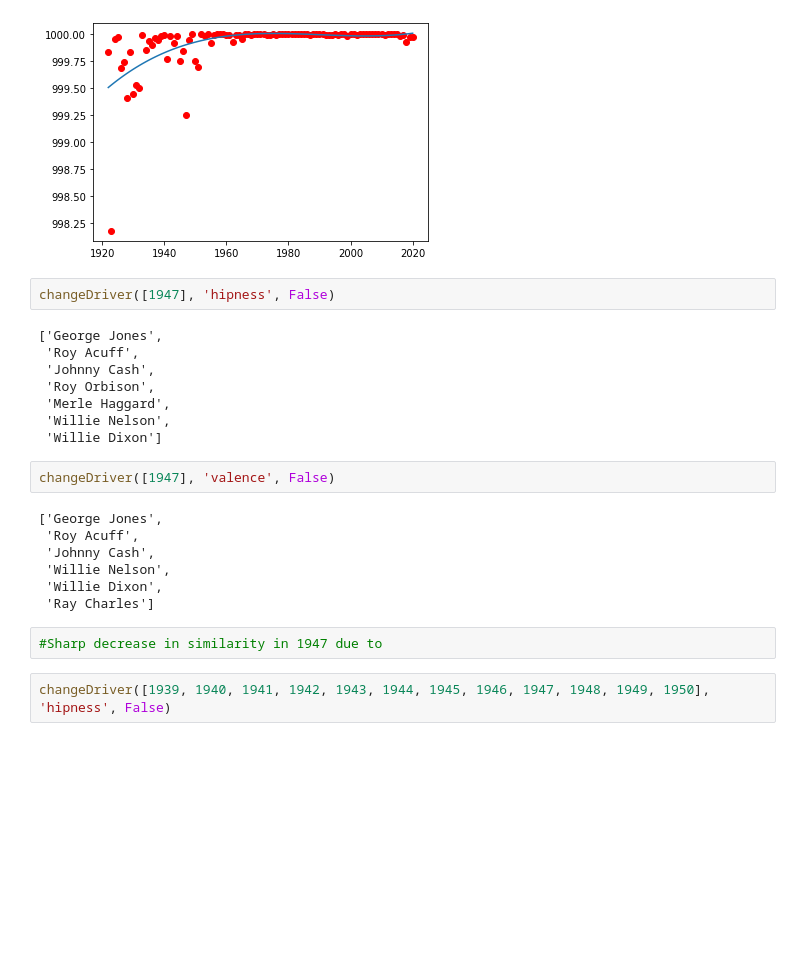
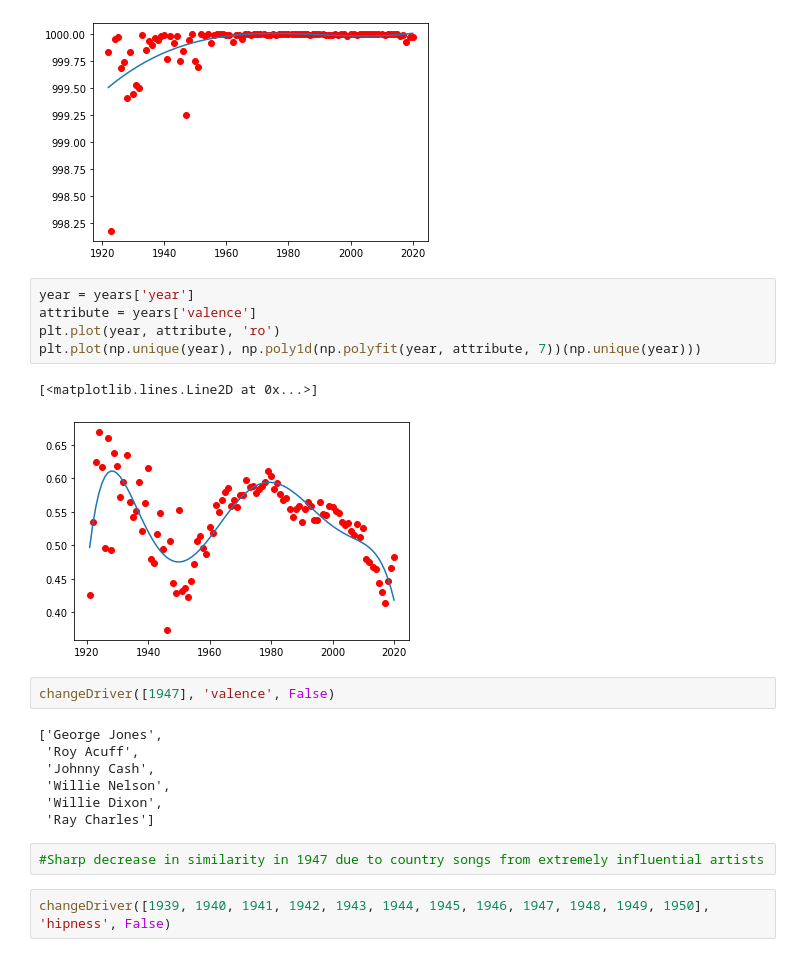
Before and after one commit to Wichaelian/ICM-2021, a Jupyter notebook: 2021_ICM_Problem_D_Data/Bullet 5.ipynb, the cells around one changed output. Drawn from its saved outputs; the diff is of its cells as text; blank space fills up the shorter version.

```diff
--- a/2021_ICM_Problem_D_Data/Bullet 5.ipynb
+++ b/2021_ICM_Problem_D_Data/Bullet 5.ipynb
@@ -366,16 +362,14 @@ plt.plot(np.unique(year), np.poly1d(np.polyfit(year, attribute, 3))(np.unique(ye
 # %% [output]
 [<matplotlib.lines.Line2D at 0x...>]
 [figure]
-# %%
-changeDriver([1947], 'hipness', False)
-# %% [output]
-['George Jones',
- 'Roy Acuff',
- 'Johnny Cash',
- 'Roy Orbison',
- 'Merle Haggard',
- 'Willie Nelson',
- 'Willie Dixon']
+# %%
+year = years['year']
+attribute = years['valence']
+plt.plot(year, attribute, 'ro')
+plt.plot(np.unique(year), np.poly1d(np.polyfit(year, attribute, 7))(np.unique(year)))
+# %% [output]
+[<matplotlib.lines.Line2D at 0x...>]
+[figure, added]
 # %%
 changeDriver([1947], 'valence', False)
 # %% [output]
@@ -386,7 +380,7 @@ changeDriver([1947], 'valence', False)
  'Willie Dixon',
  'Ray Charles']
 # %%
-#Sharp decrease in similarity in 1947 due to
+#Sharp decrease in similarity in 1947 due to country songs from extremely influential artists
 # %%
 changeDriver([1939, 1940, 1941, 1942, 1943, 1944, 1945, 1946, 1947, 1948, 1949, 1950], 'hipness', False)
 # %% [output]
```
Also changed, not shown: parts of 2 cells of this notebook.
